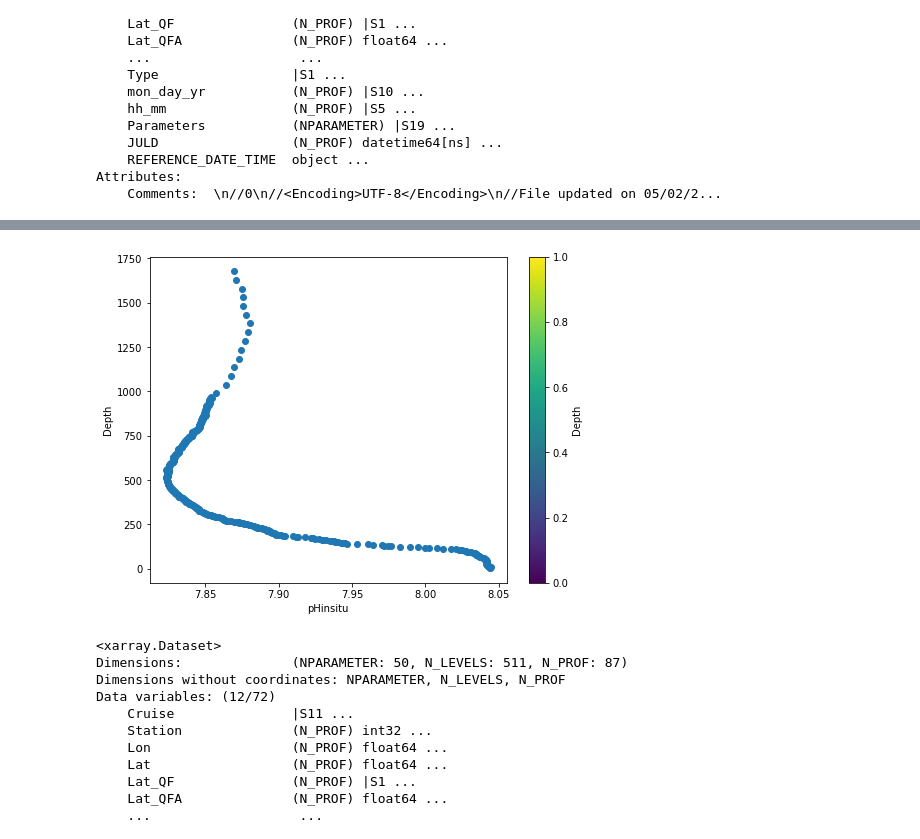
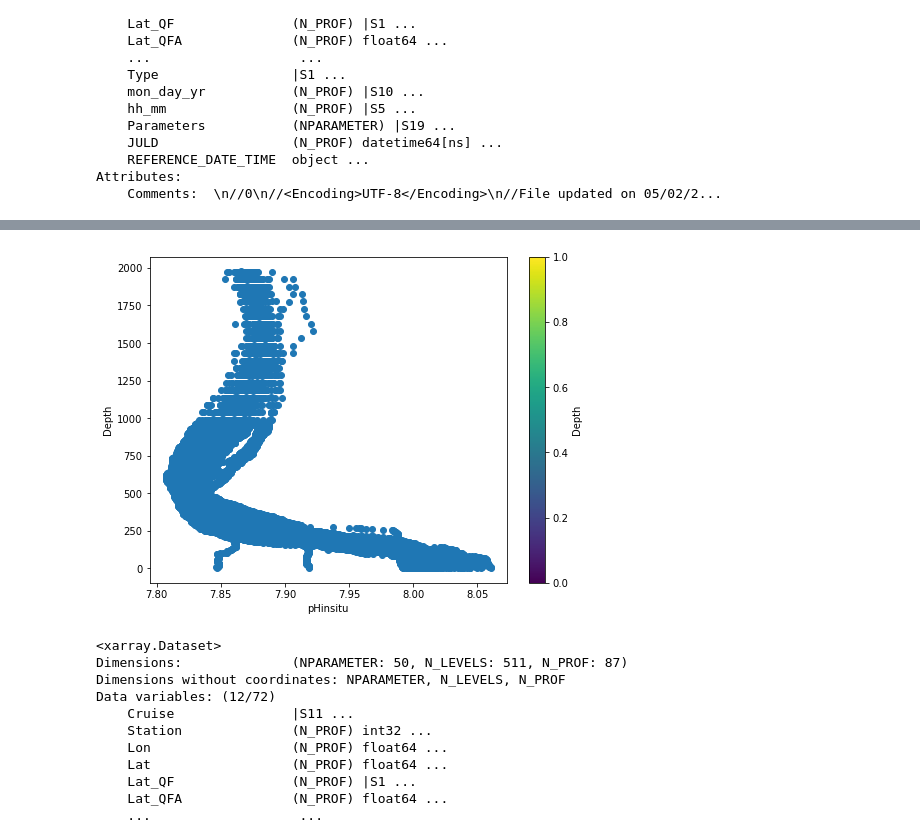
Before and after one commit to JocelyneRomano/Float-Program, a Jupyter notebook: Map of Mean pH (Upper and Lower Ocean).ipynb, the cells around one changed output, grey strips where cells are left out. Cells and saved outputs as stored; diff of their text form; code cells hidden in the pictures.

```diff
--- a/Map of Mean pH (Upper and Lower Ocean).ipynb
+++ b/Map of Mean pH (Upper and Lower Ocean).ipynb
@@ -1013,17 +969,17 @@ NameError: name 'pH' is not defined
 # %%
 ds = xr.open_dataset(Bin1[0])
 mean_pH = [ds.pHinsitu[i].mean() for i in range(0,len(ds.pHinsitu))]
 
 plt.figure(figsize=(8,6))
 
-plt.scatter(ds.pHinsitu[N_PROF], ds.Depth[N_PROF], cmap='viridis_r')
+plt.scatter(ds.pHinsitu, ds.Depth, cmap='viridis_r')
 plt.xlabel('pHinsitu');
 plt.ylabel('Depth')
 
 cbh=plt.colorbar();
 cbh.set_label('Depth')
 # %% [output]
-[figure, old version]
+[figure, new version]
 # %%
 ds=xr.open_dataset(Bin1[0])
 ds
```
Also changed, not shown: parts of 16 cells of this notebook.
